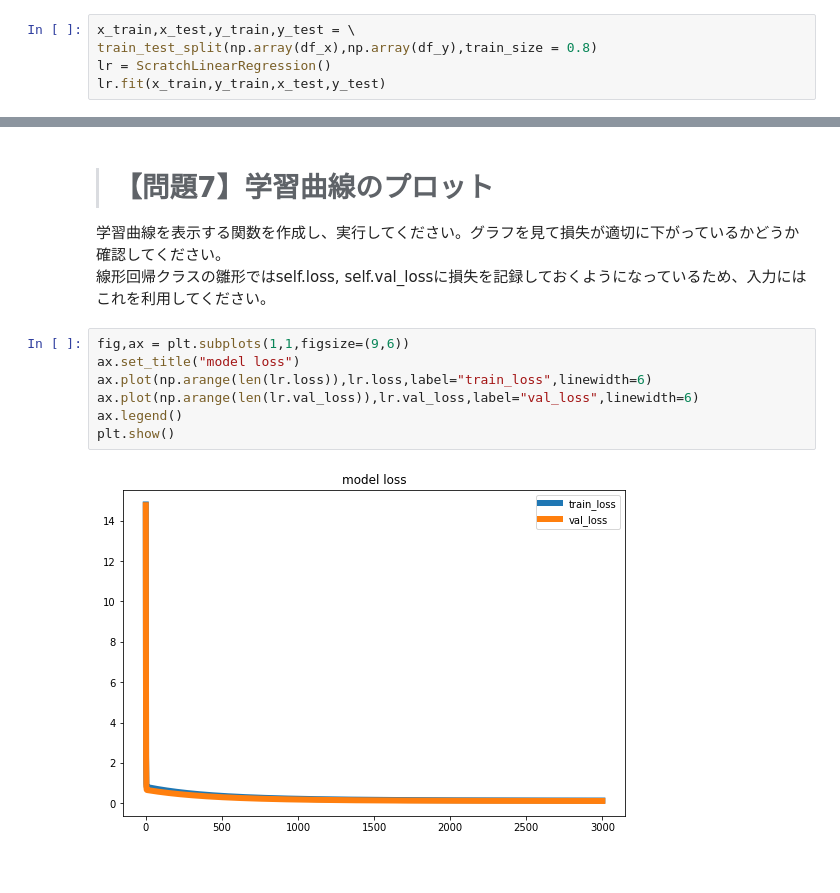
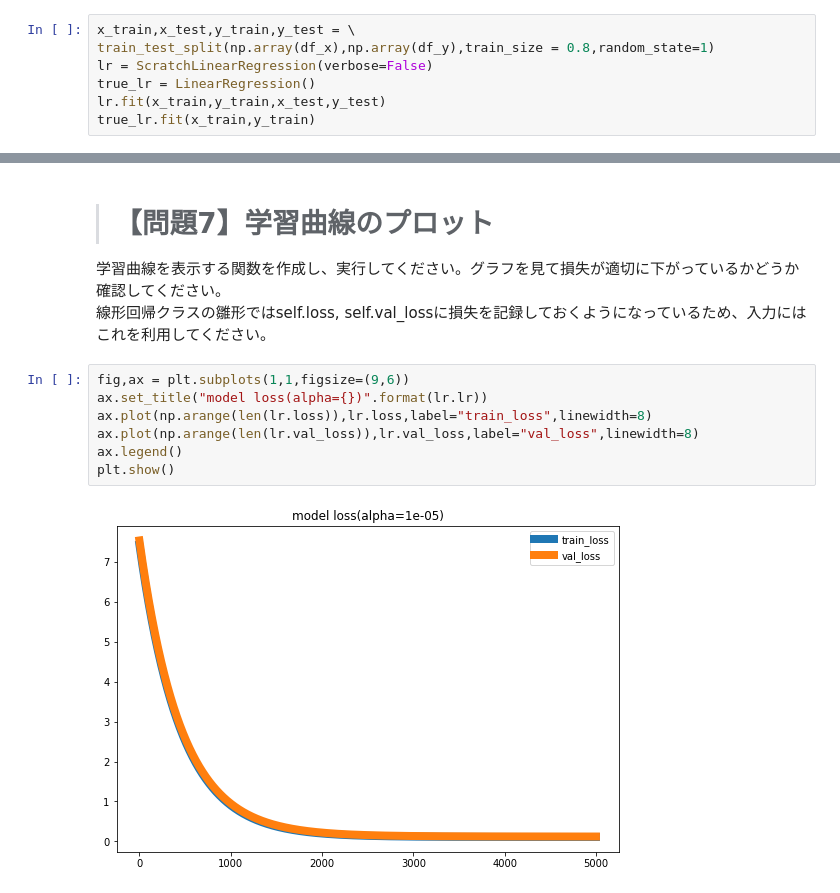
Before and after one commit to Go-to-Ray/diveintocode-ml-1, a Jupyter notebook: sprint11_week1/scratch_linear_regression.ipynb, the cells around one changed output, grey strips where cells are left out. Drawn from its saved outputs; the diff is of its cells as text.

Commit message:
scratch_linear_regression

```diff
--- a/sprint11_week1/scratch_linear_regression.ipynb
+++ b/sprint11_week1/scratch_linear_regression.ipynb
@@ -292,7 +294,9 @@ plt.show()
 [figure]
 # %%
 x_train,x_test,y_train,y_test = \
-train_test_split(np.array(df_x),np.array(df_y),train_size = 0.8)
-lr = ScratchLinearRegression()
+train_test_split(np.array(df_x),np.array(df_y),train_size = 0.8,random_state=1)
+lr = ScratchLinearRegression(verbose=False)
+true_lr = LinearRegression()
 lr.fit(x_train,y_train,x_test,y_test)
+true_lr.fit(x_train,y_train)
 # %% [output]
@@ -319,10 +315,10 @@ theta:[[9.60529966 1.35668493]]
 線形回帰クラスの雛形ではself.loss, self.val_lossに損失を記録しておくようになっているため、入力にはこれを利用してください。
 # %%
 fig,ax = plt.subplots(1,1,figsize=(9,6))
-ax.set_title("model loss")
-ax.plot(np.arange(len(lr.loss)),lr.loss,label="train_loss",linewidth=6)
-ax.plot(np.arange(len(lr.val_loss)),lr.val_loss,label="val_loss",linewidth=6)
+ax.set_title("model loss(alpha={})".format(lr.lr))
+ax.plot(np.arange(len(lr.loss)),lr.loss,label="train_loss",linewidth=8)
+ax.plot(np.arange(len(lr.val_loss)),lr.val_loss,label="val_loss",linewidth=8)
 ax.legend()
 plt.show()
 # %% [output]
-[figure, old version]
+[figure, new version]
```
Also changed, not shown: parts of 21 cells of this notebook.
